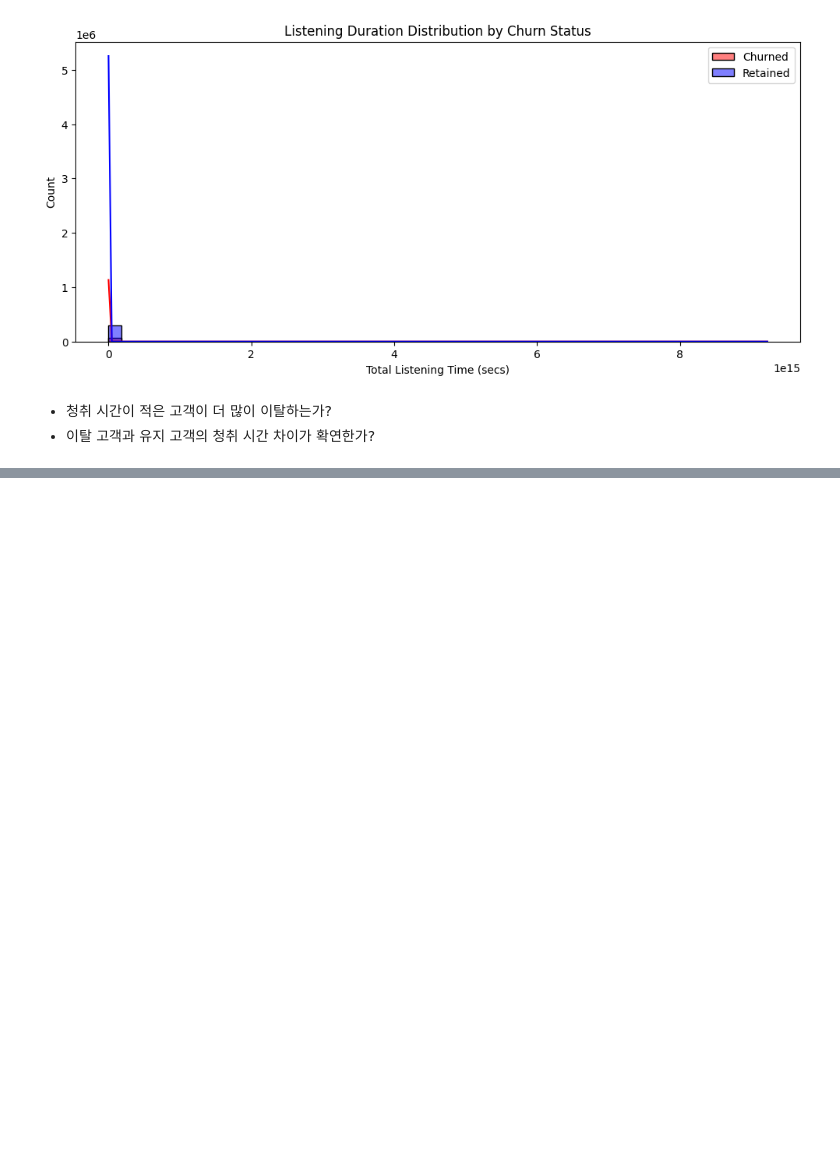
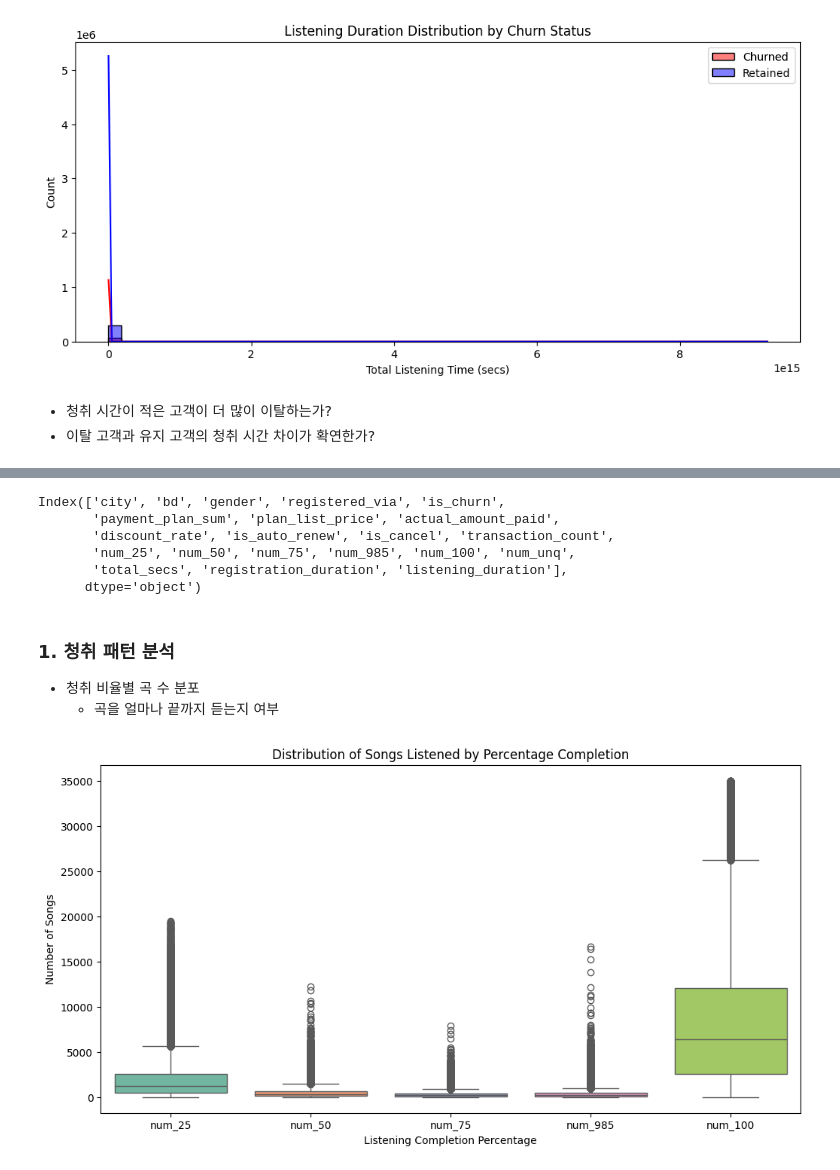
Before and after one commit to SKNETWORKS-FAMILY-AICAMP/SKN09-2nd-2Team, a Jupyter notebook: sungwon/final_EDA/sw-fina-EDA.ipynb, the cells around one changed output, grey strips where cells are left out. Cells and saved outputs as stored; diff of their text form; code cells hidden in the pictures; blank space fills up the shorter version.

```diff
--- a/sungwon/final_EDA/sw-fina-EDA.ipynb
+++ b/sungwon/final_EDA/sw-fina-EDA.ipynb
@@ -160,0 +168,22 @@ plt.show()
+# %%
+df.columns
+# %% [output]
+Index(['city', 'bd', 'gender', 'registered_via', 'is_churn',
+       'payment_plan_sum', 'plan_list_price', 'actual_amount_paid',
+       'discount_rate', 'is_auto_renew', 'is_cancel', 'transaction_count',
+       'num_25', 'num_50', 'num_75', 'num_985', 'num_100', 'num_unq',
+       'total_secs', 'registration_duration', 'listening_duration'],
+      dtype='object')
+# %% [markdown]
+### 1. 청취 패턴 분석
+- 청취 비율별 곡 수 분포
+    - 곡을 얼마나 끝까지 듣는지 여부
+# %%
+plt.figure(figsize=(12, 6))
+sns.boxplot(data=df[['num_25', 'num_50', 'num_75', 'num_985', 'num_100']], palette="Set2")
+plt.title("Distribution of Songs Listened by Percentage Completion")
+plt.ylabel("Number of Songs")
+plt.xlabel("Listening Completion Percentage")
+plt.show()
+# %% [output]
+[figure, added]
```
Also changed, not shown: parts of 16 cells of this notebook.
